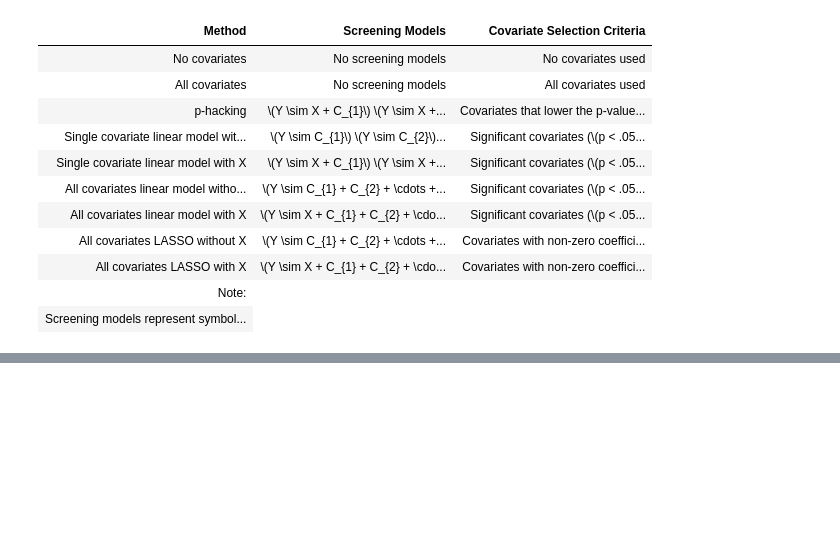
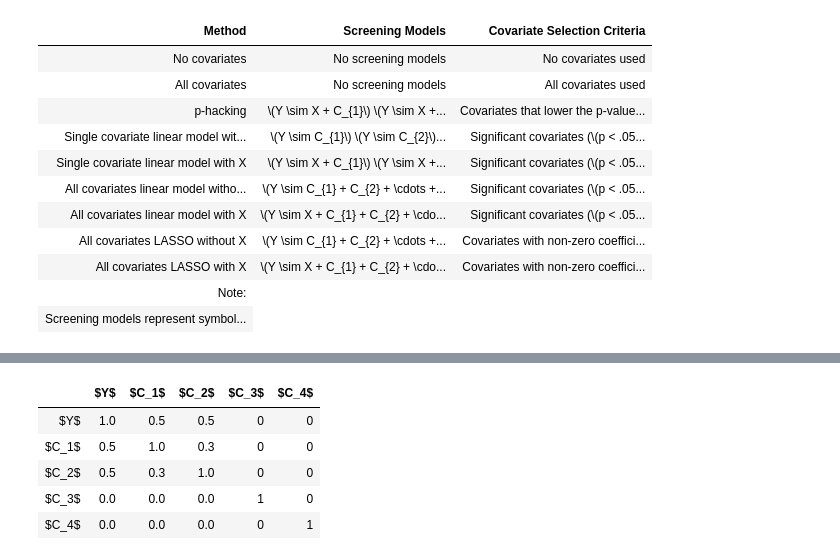
Before and after one commit to jjcurtin/study_cov, a Jupyter notebook: notebooks/mak_tables.embed.ipynb, the cells around one changed output, grey strips where cells are left out. Cells and saved outputs as stored; diff of their text form; code cells hidden in the pictures; blank space fills up the shorter version.

```diff
--- a/notebooks/mak_tables.embed.ipynb
+++ b/notebooks/mak_tables.embed.ipynb
@@ -149,3 +149,27 @@ See help("Deprecated")
+# %%
+#| label: tbl-sigma
+
+sigma <- matrix(c(
+  1.0, 0.5, 0.5, 0.0, 0.0,
+  0.5, 1.0, 0.3, 0.0, 0.0,
+  0.5, 0.3, 1.0, 0.0, 0.0,
+  0.0, 0.0, 0.0, 1.0, 0.0,
+  0.0, 0.0, 0.0, 0.0, 1.0
+), nrow = 5, byrow = TRUE)
+
+rownames(sigma) <- c("$Y$", "$C_1$", "$C_2$", "$C_3$", "$C_4$")
+colnames(sigma) <- c("$Y$", "$C_1$", "$C_2$", "$C_3$", "$C_4$")
+
+sigma |>
+  kableExtra::kbl(escape = FALSE, format = "html") |>
+  suppressWarnings()
+# %% [output]
+|  | $Y$ | $C_1$ | $C_2$ | $C_3$ | $C_4$ |
+| $Y$ | 1.0 | 0.5 | 0.5 | 0 | 0 |
+| $C_1$ | 0.5 | 1.0 | 0.3 | 0 | 0 |
+| $C_2$ | 0.5 | 0.3 | 1.0 | 0 | 0 |
+| $C_3$ | 0.0 | 0.0 | 0.0 | 1 | 0 |
+| $C_4$ | 0.0 | 0.0 | 0.0 | 0 | 1 |
 # %%
 #| label: tbl-est
 #| tbl-cap: "Mean estimates of effect size by method and true effect size"
```
Also changed, not shown: parts of 3 cells of this notebook, 18 other files.
